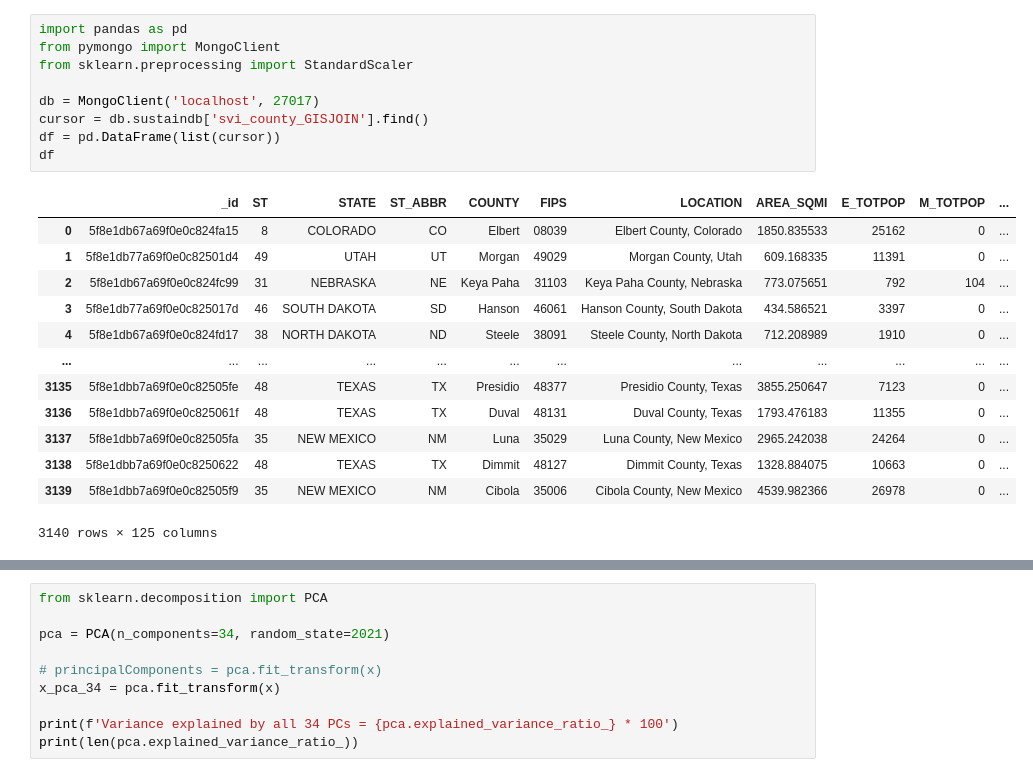
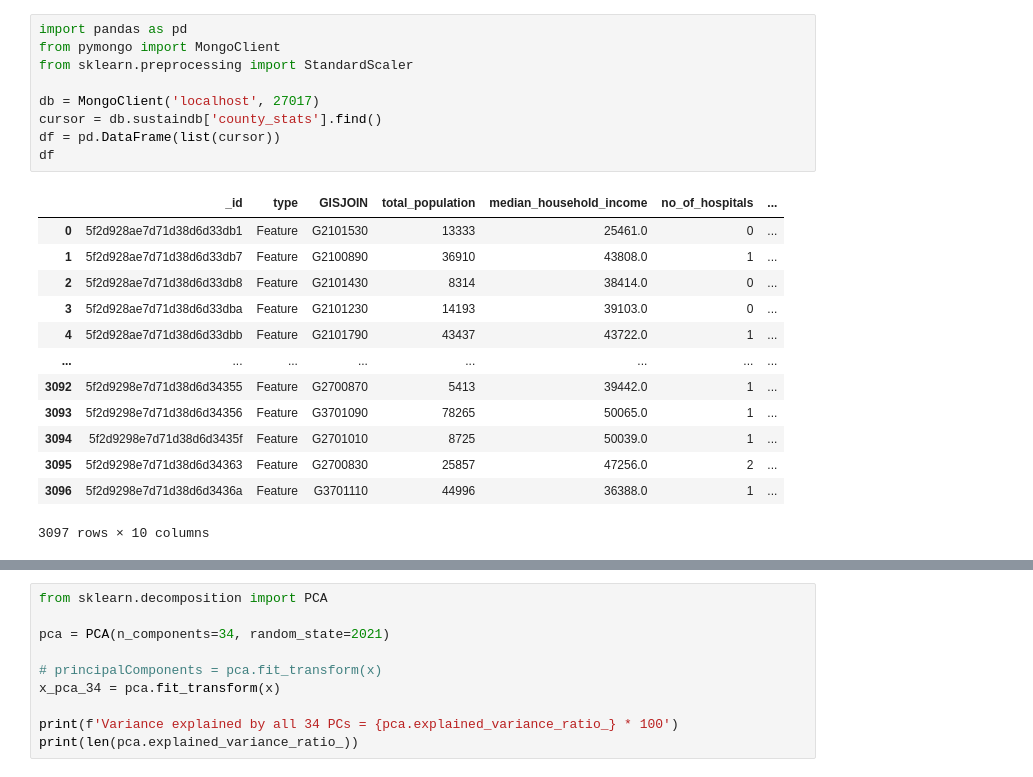
Before and after one commit to menuka94/sustain-pca, a Jupyter notebook: PCA.ipynb, the cells around one changed output, grey strips where cells are left out. Drawn from its saved outputs; the diff is of its cells as text.

```diff
--- a/PCA.ipynb
+++ b/PCA.ipynb
@@ -1,25 +1,25 @@
 # %%
 import pandas as pd
 from pymongo import MongoClient
 from sklearn.preprocessing import StandardScaler
 
 db = MongoClient('localhost', 27017)
-cursor = db.sustaindb['svi_county_GISJOIN'].find()
+cursor = db.sustaindb['county_stats'].find()
 df = pd.DataFrame(list(cursor))
 df
 # %% [output]
-|  | _id | ST | STATE | ST_ABBR | COUNTY | FIPS | LOCATION | AREA_SQMI | E_TOTPOP | M_TOTPOP | ... |
-| 0 | 5f8e1db67a69f0e0c824fa15 | 8 | COLORADO | CO | Elbert | 08039 | Elbert County, Colorado | 1850.835533 | 25162 | 0 | ... |
-| 1 | 5f8e1db77a69f0e0c82501d4 | 49 | UTAH | UT | Morgan | 49029 | Morgan County, Utah | 609.168335 | 11391 | 0 | ... |
-| 2 | 5f8e1db67a69f0e0c824fc99 | 31 | NEBRASKA | NE | Keya Paha | 31103 | Keya Paha County, Nebraska | 773.075651 | 792 | 104 | ... |
-| 3 | 5f8e1db77a69f0e0c825017d | 46 | SOUTH DAKOTA | SD | Hanson | 46061 | Hanson County, South Dakota | 434.586521 | 3397 | 0 | ... |
-| 4 | 5f8e1db67a69f0e0c824fd17 | 38 | NORTH DAKOTA | ND | Steele | 38091 | Steele County, North Dakota | 712.208989 | 1910 | 0 | ... |
-| ... | ... | ... | ... | ... | ... | ... | ... | ... | ... | ... | ... |
-| 3135 | 5f8e1dbb7a69f0e0c82505fe | 48 | TEXAS | TX | Presidio | 48377 | Presidio County, Texas | 3855.250647 | 7123 | 0 | ... |
-| 3136 | 5f8e1dbb7a69f0e0c825061f | 48 | TEXAS | TX | Duval | 48131 | Duval County, Texas | 1793.476183 | 11355 | 0 | ... |
-| 3137 | 5f8e1dbb7a69f0e0c82505fa | 35 | NEW MEXICO | NM | Luna | 35029 | Luna County, New Mexico | 2965.242038 | 24264 | 0 | ... |
-| 3138 | 5f8e1dbb7a69f0e0c8250622 | 48 | TEXAS | TX | Dimmit | 48127 | Dimmit County, Texas | 1328.884075 | 10663 | 0 | ... |
-| 3139 | 5f8e1dbb7a69f0e0c82505f9 | 35 | NEW MEXICO | NM | Cibola | 35006 | Cibola County, New Mexico | 4539.982366 | 26978 | 0 | ... |
+|  | _id | type | GISJOIN | total_population | median_household_income | no_of_hospitals | ... |
+| 0 | 5f2d928ae7d71d38d6d33db1 | Feature | G2101530 | 13333 | 25461.0 | 0 | ... |
+| 1 | 5f2d928ae7d71d38d6d33db7 | Feature | G2100890 | 36910 | 43808.0 | 1 | ... |
+| 2 | 5f2d928ae7d71d38d6d33db8 | Feature | G2101430 | 8314 | 38414.0 | 0 | ... |
+| 3 | 5f2d928ae7d71d38d6d33dba | Feature | G2101230 | 14193 | 39103.0 | 0 | ... |
+| 4 | 5f2d928ae7d71d38d6d33dbb | Feature | G2101790 | 43437 | 43722.0 | 1 | ... |
+| ... | ... | ... | ... | ... | ... | ... | ... |
+| 3092 | 5f2d9298e7d71d38d6d34355 | Feature | G2700870 | 5413 | 39442.0 | 1 | ... |
+| 3093 | 5f2d9298e7d71d38d6d34356 | Feature | G3701090 | 78265 | 50065.0 | 1 | ... |
+| 3094 | 5f2d9298e7d71d38d6d3435f | Feature | G2701010 | 8725 | 50039.0 | 1 | ... |
+| 3095 | 5f2d9298e7d71d38d6d34363 | Feature | G2700830 | 25857 | 47256.0 | 2 | ... |
+| 3096 | 5f2d9298e7d71d38d6d3436a | Feature | G3701110 | 44996 | 36388.0 | 1 | ... |
-3140 rows × 125 columns
+3097 rows × 10 columns
 # %%
 features = [
```
Also changed, not shown: parts of 1 cell of this notebook, 1 other file.
